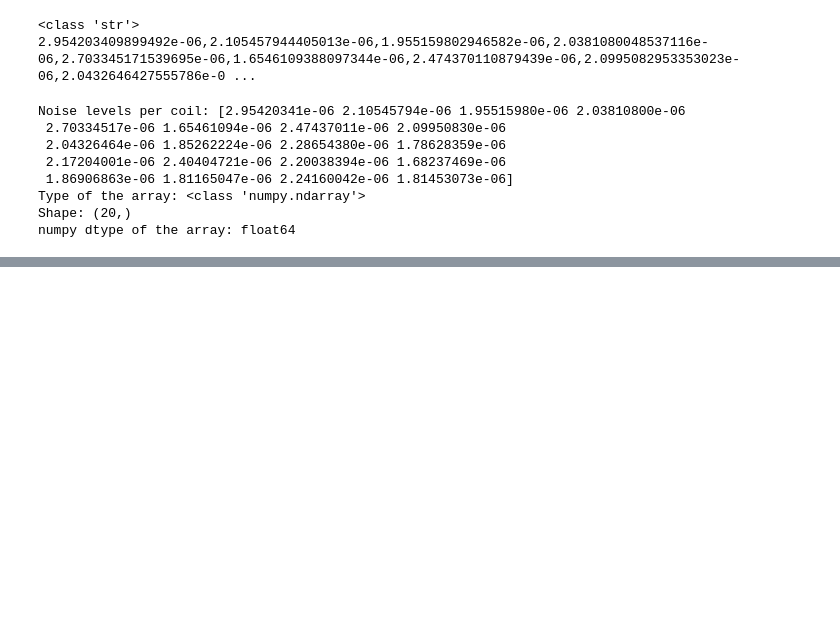
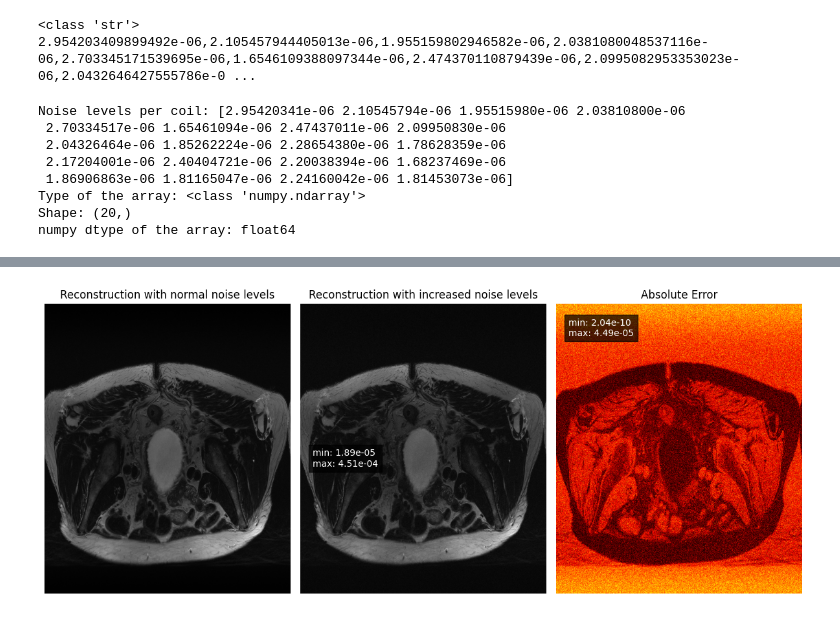
Before and after one commit to Quintin1995/Uncertainty-Quantification-Prostate-MRI, a Jupyter notebook: scripts/05_determine_noise_levels.ipynb, the cells around one changed output, grey strips where cells are left out. Saved outputs shown, nothing was run; the diff lists cells and outputs as text; code cells hidden in the pictures; blank space fills up the shorter version.

```diff
--- a/scripts/05_determine_noise_levels.ipynb
+++ b/scripts/05_determine_noise_levels.ipynb
@@ -420,6 +415,11 @@ Database connection established.
 Creating table 'noise_estimation' (if it doesn't exist)...
 Table 'noise_estimation' created or already exists.
 Database connection closed.
+# %%
+DO_MAKE_TABLE = False
+if DO_MAKE_TABLE:
+    db_path = Path("/home1/p290820/repos/Uncertainty-Quantification-Prostate-MRI/databases/master_habrok_20231106_v2.db")
+    create_noise_estimation_table(db_path)
 # %% [markdown]
 ## Add to database in order - Insert into the table
 # %%
@@ -627,0 +666,82 @@ numpy dtype of the array: float64
+# %%
+# Assume combined_kspace is already computed with shape (slices, coils, rows, cols)
+# and noise_coils_list is a string retrieved from the database.
+
+sigma_baseline = parse_noise_coils_list(noise_coils_list)
+noise_multiplier = 2.5
+sigma_increased = noise_multiplier * sigma_baseline
+print("Increased sigma per coil:", sigma_increased)
+
+# Create a new random generator for reproducibility:
+rng = np.random.default_rng(42)
+
+# Apply increased noise inline to the combined k-space data.
+noisy_combined_kspace = np.empty_like(combined_kspace)
+slices, coils, rows, cols = combined_kspace.shape
+
+for s in range(slices):
+    slice_data = combined_kspace[s].copy()  # shape: (coils, rows, cols)
+    for c in range(coils):
+        coil_data = slice_data[c]  # shape: (rows, cols)
+        mask = np.nonzero(np.abs(coil_data) > 0)  # indices of measured (nonzero) lines
+        if mask[0].size > 0:
+            n_measured = mask[0].size
+            noise = sigma_increased[c] * (rng.standard_normal(n_measured) + 1j * rng.standard_normal(n_measured))
+            coil_data[mask] += noise
+            slice_data[c] = coil_data
+    noisy_combined_kspace[s] = slice_data
+
+# Reconstruct both normal and noisy k-space data into image space.
+recon_normal_coils = transform_kspace_to_image_unitary(combined_kspace)
+recon_rss_normal = np.sqrt(np.sum(np.abs(recon_normal_coils)**2, axis=1))
+
+recon_noisy_coils = transform_kspace_to_image_unitary(noisy_combined_kspace)
+recon_rss_noisy = np.sqrt(np.sum(np.abs(recon_noisy_coils)**2, axis=1))
+
+# C - VIZUALIZATION!!
+# Calculate the absolute error between the two reconstructions.
+error = np.abs(np.abs(recon_rss_normal[0]) - np.abs(recon_rss_noisy[0]))
+error_min = np.min(error)
+error_max = np.max(error)
+
+fig, axs = plt.subplots(1, 3, figsize=(12, 6))
+
+# Normal Reconstruction
+ax = axs[0]
+im0 = ax.imshow(np.abs(recon_rss_normal[0]), cmap='gray')
+ax.set_title("Reconstruction with normal noise levels")
+ax.axis('off')
+ax.text(0.05, 0.90,
+        f"min: {np.min(np.abs(recon_rss_normal[0])):.2e}\nmax: {np.max(np.abs(recon_rss_normal[0])):.2e}",
+        transform=ax.transAxes,
+        color='white', fontsize=10,
+        verticalalignment='top',
+        bbox=dict(facecolor='black', alpha=0.7))
+
+# Noisy Reconstruction
+ax = axs[1]
+im1 = ax.imshow(np.abs(recon_rss_noisy[0]), cmap='gray')
+ax.set_title("Reconstruction with increased noise levels")
+ax.axis('off')
+ax.text(0.05, 0.90,
+        f"min: {np.min(np.abs(recon_rss_noisy[0])):.2e}\nmax: {np.max(np.abs(recon_rss_noisy[0])):.2e}",
+        transform=ax.transAxes,
+        color='white', fontsize=10,
+        verticalalignment='top',
+        bbox=dict(facecolor='black', alpha=0.7))
+
+# Absolute Error Map with Annotation
+ax = axs[2]
+im2 = ax.imshow(error, cmap='hot')
+ax.set_title("Absolute Error")
+ax.axis('off')
+ax.text(0.05, 0.90,
+        f"min: {error_min:.2e}\nmax: {error_max:.2e}",
+        transform=ax.transAxes,
+        color='white', fontsize=10,
+        verticalalignment='top',
+        bbox=dict(facecolor='black', alpha=0.7))
+
+plt.tight_layout()
+plt.show()
+# %% [output]
@@ -627,0 +753 @@ numpy dtype of the array: float64
+[figure, added]
```
Also changed, not shown: parts of 13 cells of this notebook, 1 other file.
